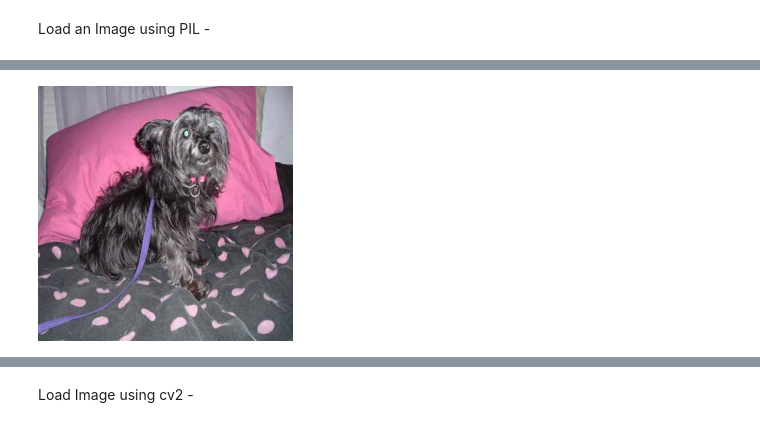
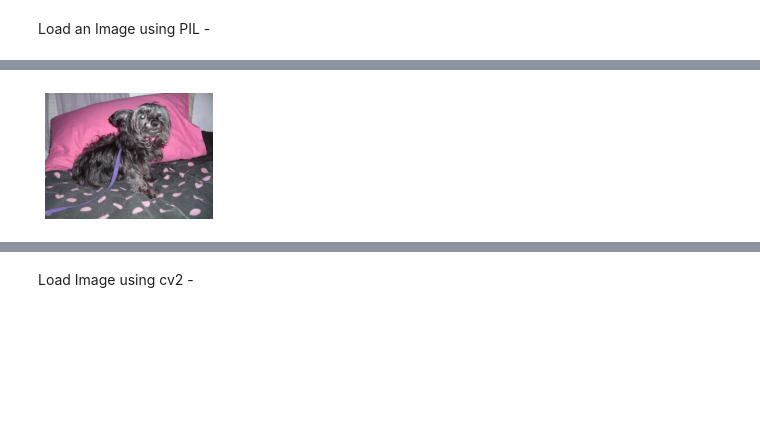
Before and after one commit to benihime91/lightning_cv, a Jupyter notebook: nbs/00b_core.utils.data.ipynb, the cells around one changed output, grey strips where cells are left out. Saved outputs shown, nothing was run; the diff lists cells and outputs as text; code cells hidden in the pictures; blank space fills up the shorter version.

```diff
--- a/nbs/00b_core.utils.data.ipynb
+++ b/nbs/00b_core.utils.data.ipynb
@@ -116,9 +137,9 @@ def pil_loader(path) -> Image.Image:
 [interactive output not drawn]
 # %%
 im = LOADER_REGISTERY.get("pil_loader")(image)
-im.resize((255, 255))
+show_images([im])
 # %% [output]
-[figure, old version]
+[figure, new version]
 [interactive output not drawn]
 # %% [markdown]
 Load Image using cv2 -
```
Also changed, not shown: parts of 10 cells of this notebook, 10 other files.
